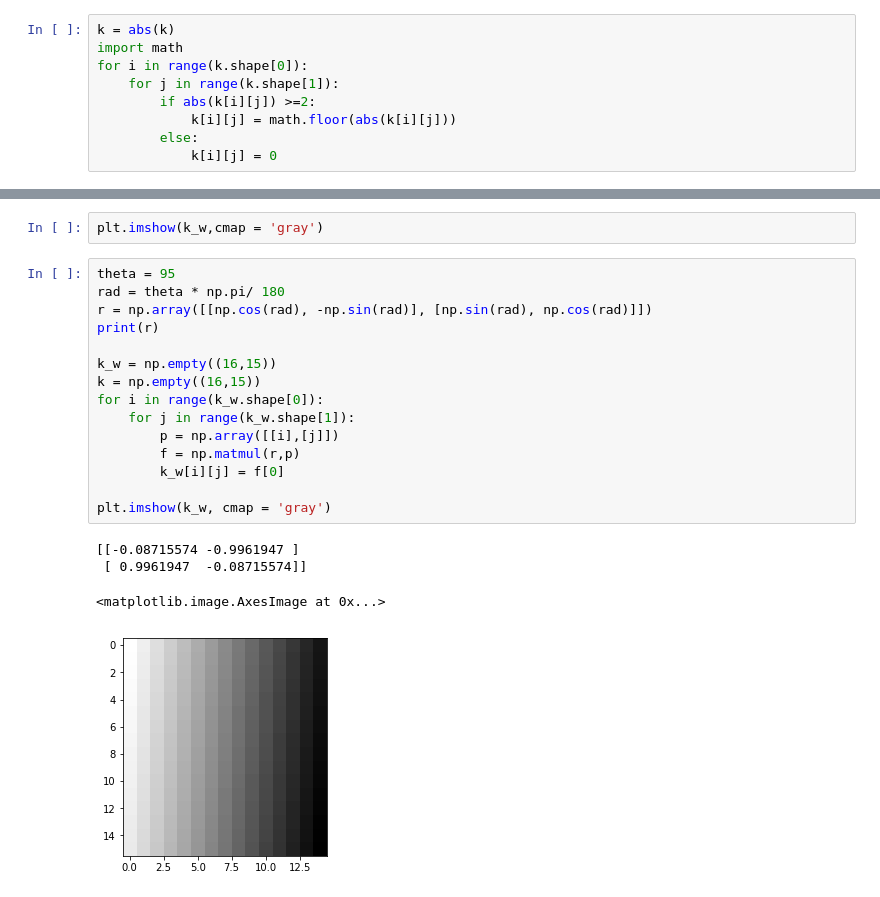
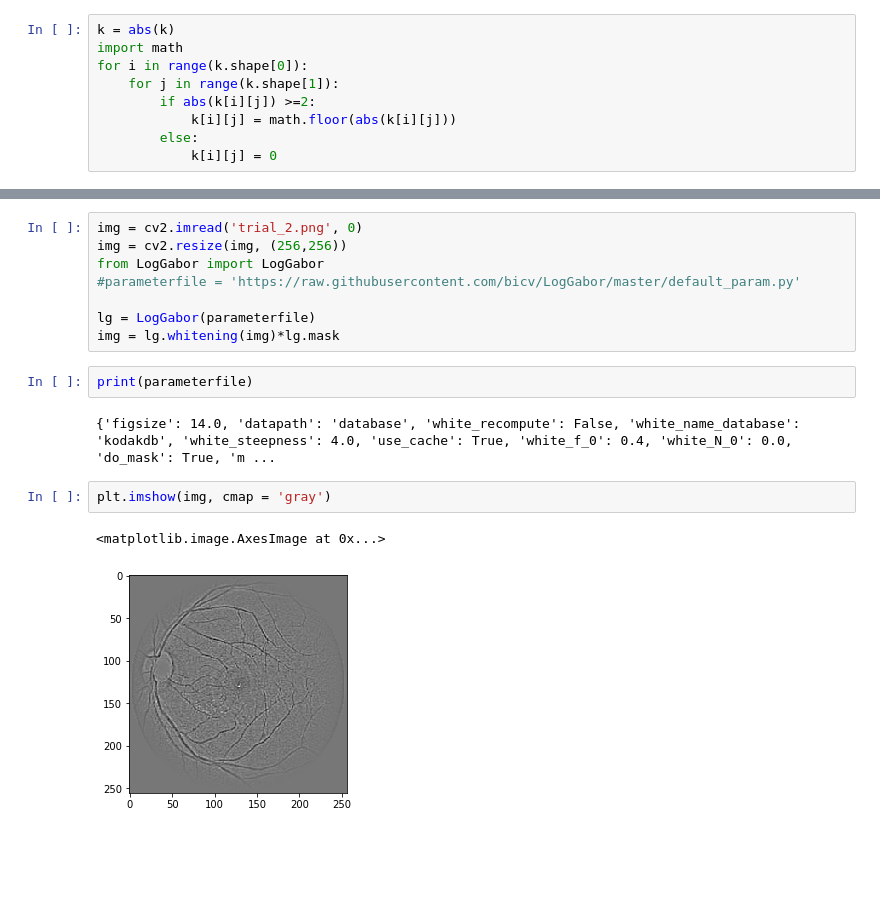
Before and after one commit to Nachimak28/SegCode, a Jupyter notebook: Segmentation_approaches.ipynb, the cells around one changed output, grey strips where cells are left out. Drawn from its saved outputs; the diff is of its cells as text; blank space fills up the shorter version.

Commit message:
Added gabor filter

```diff
--- a/Segmentation_approaches.ipynb
+++ b/Segmentation_approaches.ipynb
@@ -275,22 +508,17 @@ k
+# %%
+img = cv2.imread('trial_2.png', 0)
+img = cv2.resize(img, (256,256))
+from LogGabor import LogGabor
+#parameterfile = 'https://raw.githubusercontent.com/bicv/LogGabor/master/default_param.py'
+
+lg = LogGabor(parameterfile)
+img = lg.whitening(img)*lg.mask
+# %%
+print(parameterfile)
+# %% [output]
+{'figsize': 14.0, 'datapath': 'database', 'white_recompute': False, 'white_name_database': 'kodakdb', 'white_steepness': 4.0, 'use_cache': True, 'white_f_0': 0.4, 'white_N_0': 0.0, 'do_mask': True, 'm ...
 # %%
-plt.imshow(k_w,cmap = 'gray')
+plt.imshow(img, cmap = 'gray')
+# %% [output]
+<matplotlib.image.AxesImage at 0x...>
+[figure, added]
-# %%
-theta = 95
-rad = theta * np.pi/ 180
-r = np.array([[np.cos(rad), -np.sin(rad)], [np.sin(rad), np.cos(rad)]])
-print(r)
-
-k_w = np.empty((16,15))
-k = np.empty((16,15))
-for i in range(k_w.shape[0]):
-    for j in range(k_w.shape[1]):
-        p = np.array([[i],[j]])
-        f = np.matmul(r,p)
-        k_w[i][j] = f[0]
-
-plt.imshow(k_w, cmap = 'gray')
-# %% [output]
-[[-0.08715574 -0.9961947 ]
- [ 0.9961947  -0.08715574]]
-<matplotlib.image.AxesImage at 0x...>
-[figure, removed]
```
Also changed, not shown: parts of 39 cells of this notebook, 3 other files.
